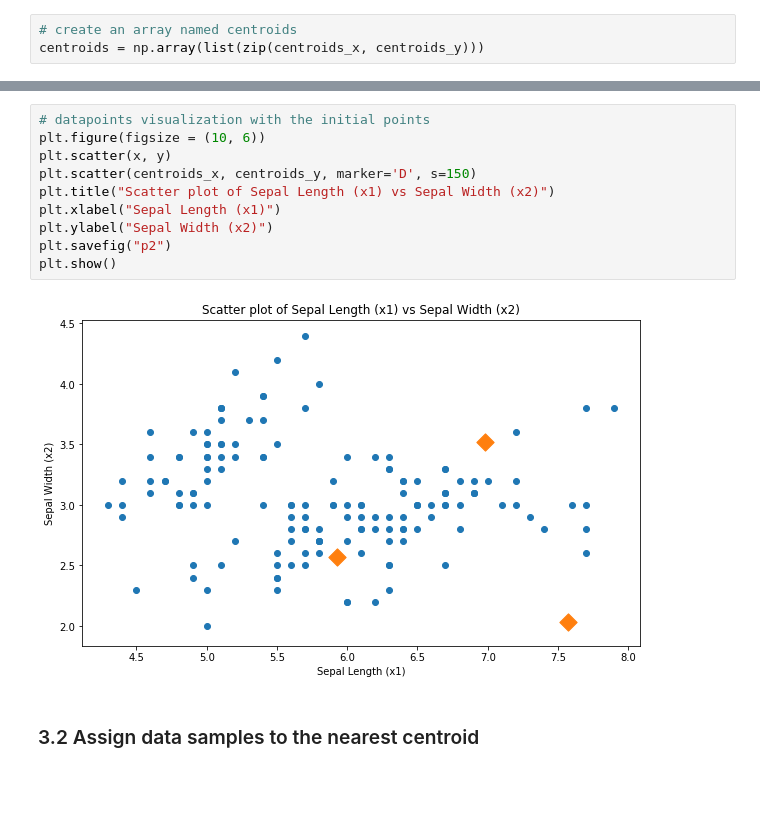
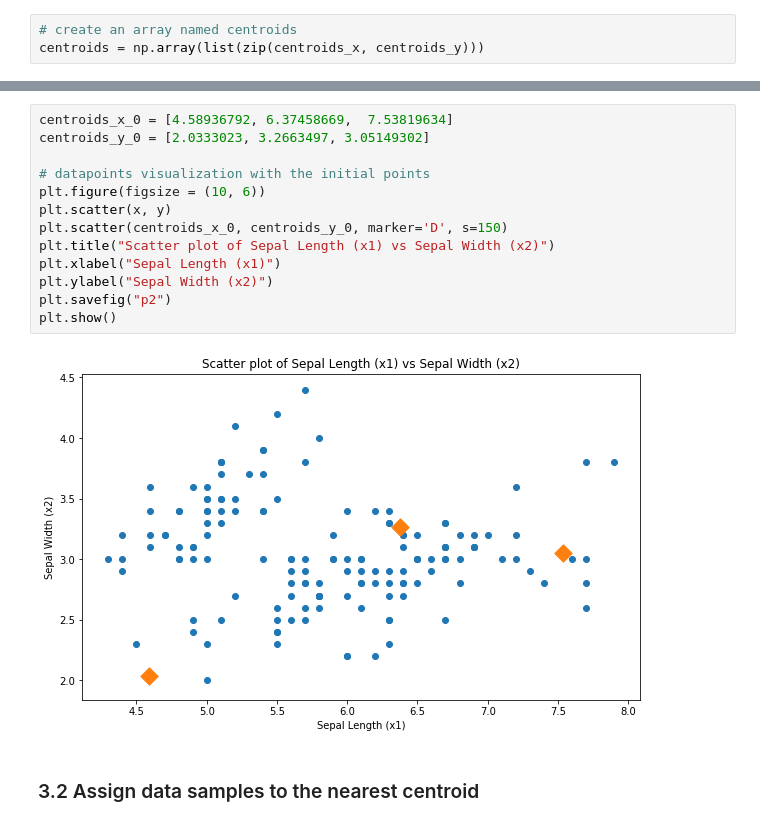
Before and after one commit to xslittlemaggie/ML-DL-Algorithm-Notes, a Jupyter notebook: K-Means from scratch.ipynb, the cells around one changed output, grey strips where cells are left out. Saved outputs shown, nothing was run; the diff lists cells and outputs as text; blank space fills up the shorter version.

```diff
--- a/K-Means from scratch.ipynb
+++ b/K-Means from scratch.ipynb
@@ -119,15 +122,18 @@ array([[6.97812785, 3.524106  ],
 # %%
+centroids_x_0 = [4.58936792, 6.37458669,  7.53819634]
+centroids_y_0 = [2.0333023, 3.2663497, 3.05149302]
+
 # datapoints visualization with the initial points
 plt.figure(figsize = (10, 6))
 plt.scatter(x, y)
-plt.scatter(centroids_x, centroids_y, marker='D', s=150)
+plt.scatter(centroids_x_0, centroids_y_0, marker='D', s=150)
 plt.title("Scatter plot of Sepal Length (x1) vs Sepal Width (x2)")
 plt.xlabel("Sepal Length (x1)")
 plt.ylabel("Sepal Width (x2)")
 plt.savefig("p2")
 plt.show()
 # %% [output]
-[figure, old version]
+[figure, new version]
 # %% [markdown]
 ### 3.2 Assign data samples to the nearest centroid
 # %% [markdown]
```
Also changed, not shown: parts of 17 cells of this notebook.
